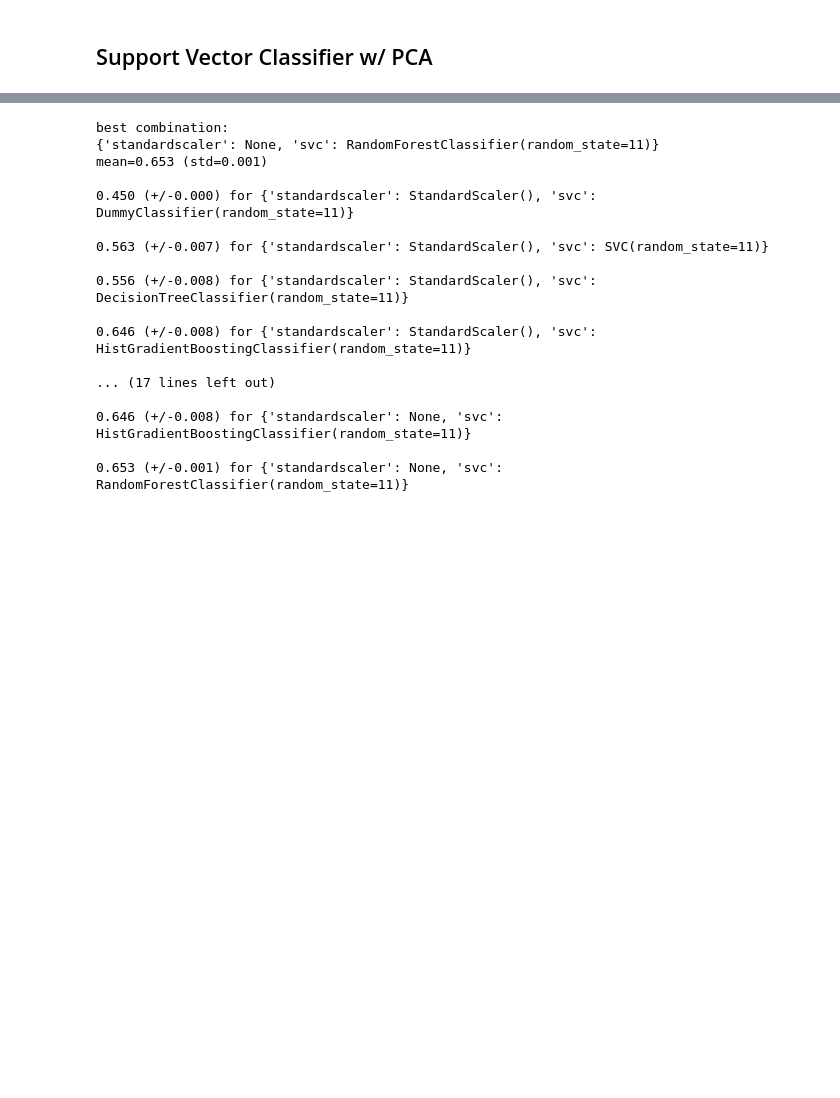
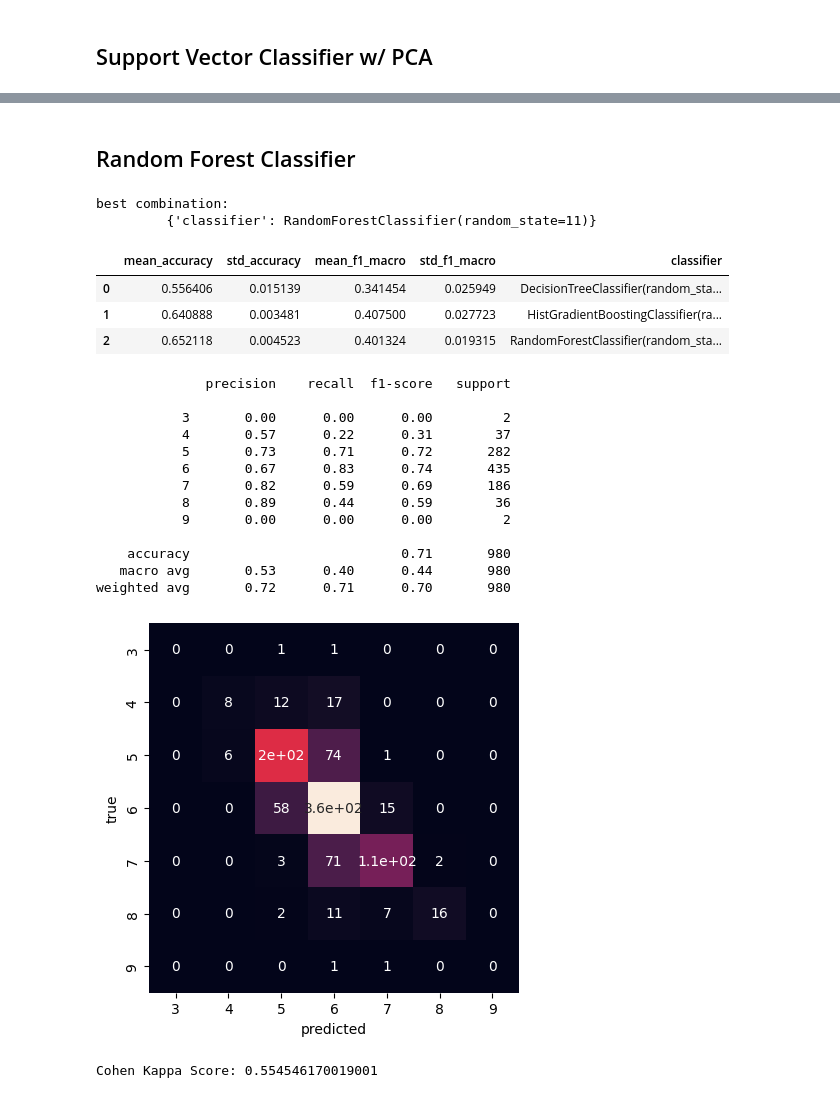
Before and after one commit to apwood-physics/HPEDSI-Courses, a Jupyter notebook: 311_intro_to_ML/HW2/311_wood_anthony_2.ipynb, the cells around one changed output, grey strips where cells are left out. Drawn from its saved outputs; the diff is of its cells as text; code cells hidden in the pictures; blank space fills up the shorter version.

```diff
--- a/311_intro_to_ML/HW2/311_wood_anthony_2.ipynb
+++ b/311_intro_to_ML/HW2/311_wood_anthony_2.ipynb
@@ -225,59 +224,45 @@ Cohen Kappa Score: 0.4580634092465309
+# %% [markdown]
+## Random Forest Classifier
 # %%
-pipe = make_pipeline(StandardScaler(), SVC())
-
-scoring = ["accuracy", "f1_macro"]
-k4folds = 5
+pipe = Pipeline([("classifier", None)])
 
 hyperparams = {
-    "standardscaler": [StandardScaler(), MinMaxScaler(), None],
-    "svc": [
-        DummyClassifier(random_state=seed),
-        svm.SVC(random_state=seed),
+    "classifier": [
         DecisionTreeClassifier(random_state=seed),
         HistGradientBoostingClassifier(random_state=seed),
         RandomForestClassifier(random_state=seed),
     ],
-    # "svc__C": [1, 10, 100, 1000],
 }
 
-clf = GridSearchCV(
-    pipe,
-    param_grid=hyperparams,
-    n_jobs=-1,
-    cv=3,
-    scoring=scoring,
-    refit="accuracy",
-)
+dt_clf = GridSearchCV(pipe, param_grid=hyperparams, **grid_kwargs)
 
-clf.fit(X_train, y_train)
-
-means = clf.cv_results_["mean_test_accuracy"]
-stds = clf.cv_results_["std_test_accuracy"]
-
-best_score = clf.best_score_
-best_score_std = clf.cv_results_["std_test_accuracy"][clf.best_index_]
+dt_clf.fit(X_train, y_train)
 
 print(f"best combination:")
-print(clf.best_params_)
+print("\t", dt_clf.best_params_, "\n")
 
-print(f"mean={best_score:.03f} (std={best_score_std:.3f}) \n")
-for mean, std, params in zip(means, stds, clf.cv_results_["params"]):
-    print(f"{mean:0.03f} (+/-{std:0.03f}) for {params}\n")
+display(cv_results_df(dt_clf))
+
+print_report(dt_clf, X_test, y_test)
 # %% [output]
 best combination:
-{'standardscaler': None, 'svc': RandomForestClassifier(random_state=11)}
-mean=0.653 (std=0.001)
-
-0.450 (+/-0.000) for {'standardscaler': StandardScaler(), 'svc': DummyClassifier(random_state=11)}
-
-0.563 (+/-0.007) for {'standardscaler': StandardScaler(), 'svc': SVC(random_state=11)}
-
-0.556 (+/-0.008) for {'standardscaler': StandardScaler(), 'svc': DecisionTreeClassifier(random_state=11)}
-
-0.646 (+/-0.008) for {'standardscaler': StandardScaler(), 'svc': HistGradientBoostingClassifier(random_state=11)}
-
-... (17 lines left out)
-
-0.646 (+/-0.008) for {'standardscaler': None, 'svc': HistGradientBoostingClassifier(random_state=11)}
-
-0.653 (+/-0.001) for {'standardscaler': None, 'svc': RandomForestClassifier(random_state=11)}
+         {'classifier': RandomForestClassifier(random_state=11)}
+|  | mean_accuracy | std_accuracy | mean_f1_macro | std_f1_macro | classifier |
+| 0 | 0.556406 | 0.015139 | 0.341454 | 0.025949 | DecisionTreeClassifier(random_sta... |
+| 1 | 0.640888 | 0.003481 | 0.407500 | 0.027723 | HistGradientBoostingClassifier(ra... |
+| 2 | 0.652118 | 0.004523 | 0.401324 | 0.019315 | RandomForestClassifier(random_sta... |
+              precision    recall  f1-score   support
+
+           3       0.00      0.00      0.00         2
+           4       0.57      0.22      0.31        37
+           5       0.73      0.71      0.72       282
+           6       0.67      0.83      0.74       435
+           7       0.82      0.59      0.69       186
+           8       0.89      0.44      0.59        36
+           9       0.00      0.00      0.00         2
+
+    accuracy                           0.71       980
+   macro avg       0.53      0.40      0.44       980
+weighted avg       0.72      0.71      0.70       980
+[figure, added]
+Cohen Kappa Score: 0.554546170019001
```
Also changed, not shown: parts of 16 cells of this notebook, 4 other files.
